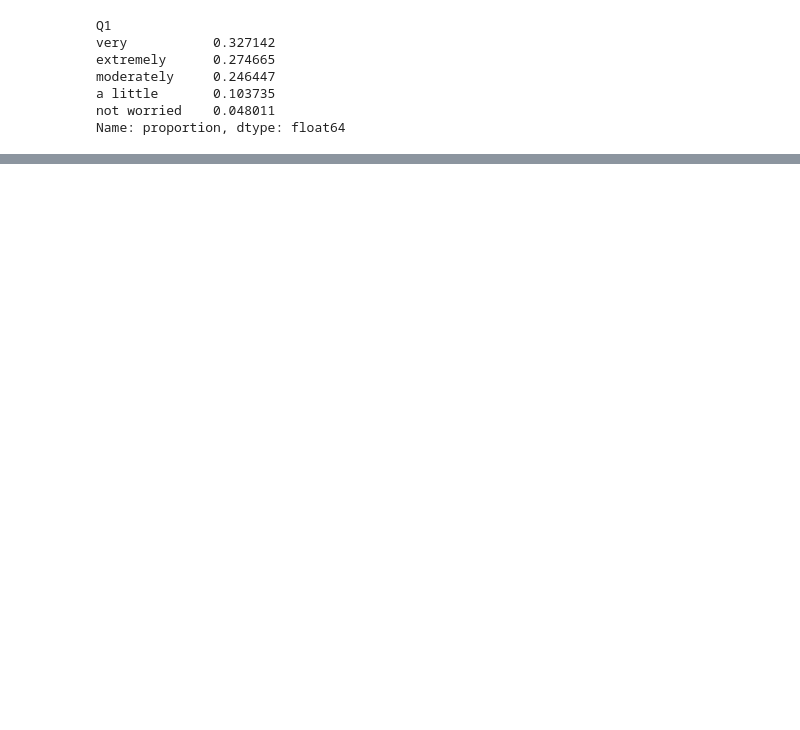
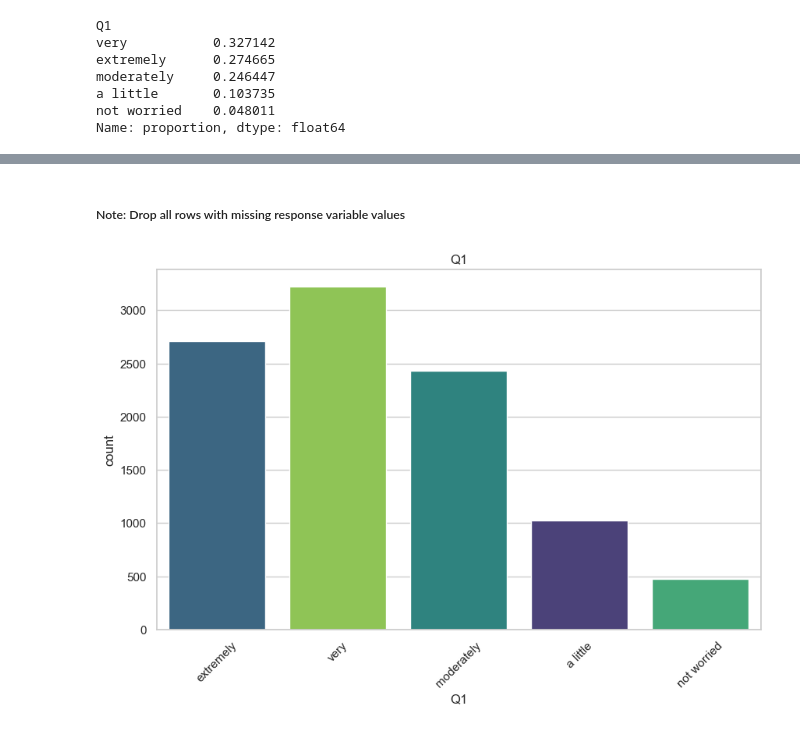
Before and after one commit to jack-rutherford/Climate_Anxiety, a Jupyter notebook: climate_anxiety.ipynb, the cells around one changed output, grey strips where cells are left out. Drawn from its saved outputs; the diff is of its cells as text; code cells hidden in the pictures; blank space fills up the shorter version.

```diff
--- a/climate_anxiety.ipynb
+++ b/climate_anxiety.ipynb
@@ -123,3 +188,5 @@ df.columns, len(df.columns)
         'Q8_protected', 'yyyymmdd', 'AgeGender', 'weight', 'region'],
        dtype='object'),
  53)
+# %% [markdown]
+##### Note: Drop all rows with missing response variable values
@@ -126 +195,13 @@ df.columns, len(df.columns)
+# %%
+order = ['extremely', 'very', 'moderately', 'a little', 'not worried']
+sns.set_theme(style='whitegrid')
+plt.figure(figsize=(10, 6))
+# Sort by the value counts of the Q1 column
+# sns.countplot(x='Q1', data=df, hue='Q1', palette='viridis', legend=False, order=df['Q1'].value_counts().sort_values(ascending=False).index)
+sns.countplot(x='Q1', data=df, hue='Q1', palette='viridis', legend=False, order=order)
+plt.xticks(rotation=45)
+plt.title('Q1')
+plt.show()
+# %% [output]
+[figure, added]
 # %%
```
Also changed, not shown: parts of 21 cells of this notebook.
